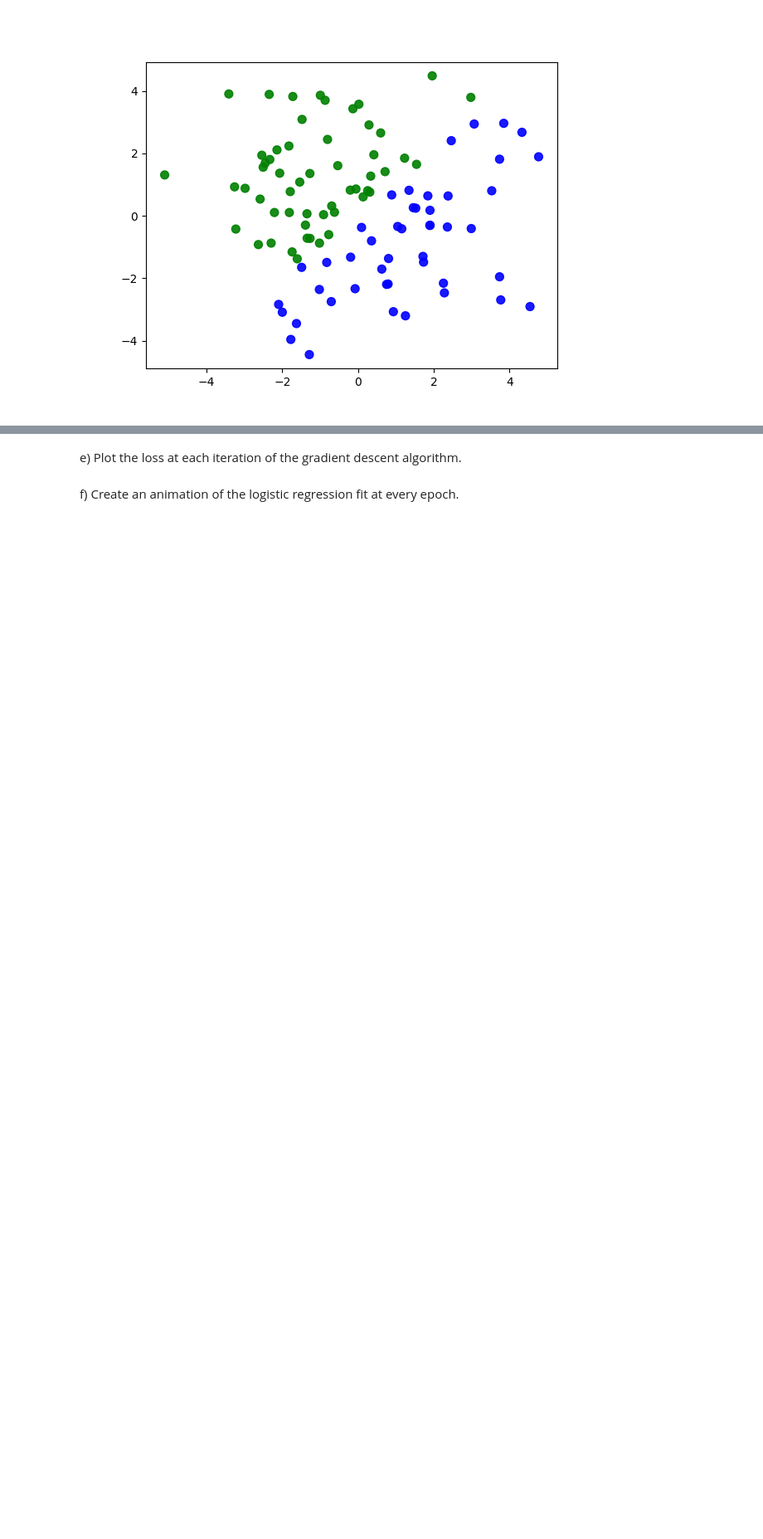
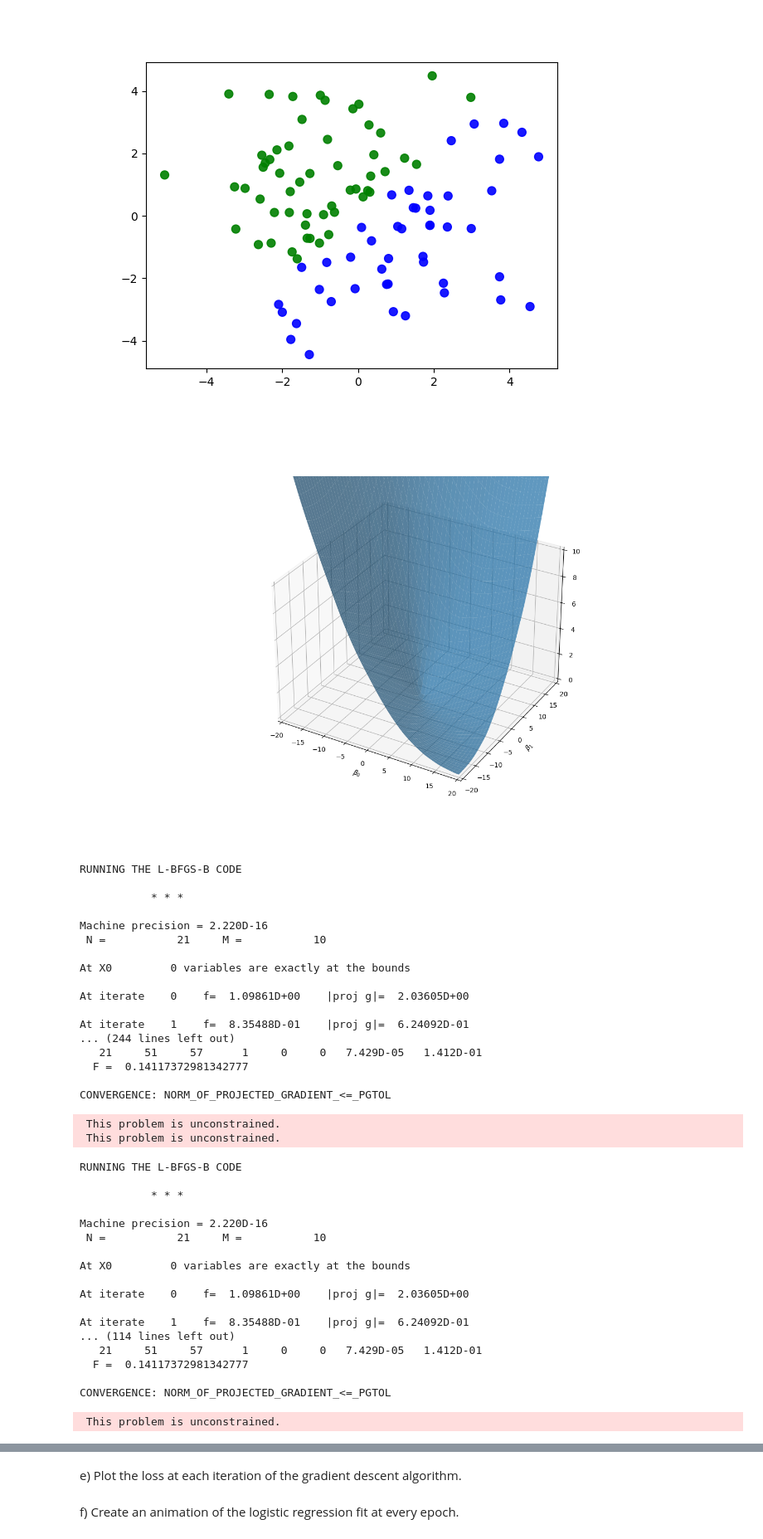
Before and after one commit to VHri/Data-Science-Fundamentals, a Jupyter notebook: lecture_21/worksheet_21.ipynb, the cells around one changed output, grey strips where cells are left out. Shown at 83% size. Cells and saved outputs as stored; diff of their text form; code cells hidden in the pictures; blank space fills up the shorter version.

```diff
--- a/lecture_21/worksheet_21.ipynb
+++ b/lecture_21/worksheet_21.ipynb
@@ -500,32 +673,77 @@ def sigmoid(x):
 
 
 def loss(X, y, beta):
-    ...
+    p = 0
+    for x1, y1 in zip(X, y):
+        if y1 == 1:
+            p -= np.log(sigmoid(x1 @ beta))
+        else:
+            p -= np.log(sigmoid(1 - x1 @ beta))
+    return (p / len(X))
 
 
 def get_cost(B0, B1):
     res = []
     for b0, b1 in zip(B0, B1):
         line = []
         for i in range(len(b0)):
             beta = np.array([b0[i], b1[i]])
             line.append(loss(X, y, beta))
         res.append(line)
     return np.array(res)
 
 cost = get_cost(b0, b1)
 
 # Creating figure
 fig = plt.figure(figsize =(14, 9))
 ax = plt.axes(projection ='3d')
 ax.set_xlim(-20, 20)
 ax.set_xlabel(r'$\beta_0$')
 ax.set_ylabel(r'$\beta_1$')
 ax.set_ylim(-20, 20)
 ax.set_zlim(0, 10)
 
 # Creating plot
 ax.plot_surface(b0, b1, cost, alpha=.7)
 
 # show plot
 plt.show()
+# %% [output]
+[figure, added]
+RUNNING THE L-BFGS-B CODE
+
+           * * *
+
+Machine precision = 2.220D-16
+ N =           21     M =           10
+
+At X0         0 variables are exactly at the bounds
+
+At iterate    0    f=  1.09861D+00    |proj g|=  2.03605D+00
+
+At iterate    1    f=  8.35488D-01    |proj g|=  6.24092D-01
+... (244 lines left out)
+   21     51     57      1     0     0   7.429D-05   1.412D-01
+  F =  0.14117372981342777
+
+CONVERGENCE: NORM_OF_PROJECTED_GRADIENT_<=_PGTOL
+ This problem is unconstrained.
+ This problem is unconstrained.
+RUNNING THE L-BFGS-B CODE
+
+           * * *
+
+Machine precision = 2.220D-16
+ N =           21     M =           10
+
+At X0         0 variables are exactly at the bounds
+
+At iterate    0    f=  1.09861D+00    |proj g|=  2.03605D+00
+
+At iterate    1    f=  8.35488D-01    |proj g|=  6.24092D-01
+... (114 lines left out)
+   21     51     57      1     0     0   7.429D-05   1.412D-01
+  F =  0.14117372981342777
+
+CONVERGENCE: NORM_OF_PROJECTED_GRADIENT_<=_PGTOL
+ This problem is unconstrained.
```
Also changed, not shown: parts of 10 cells of this notebook, 7 other files.
